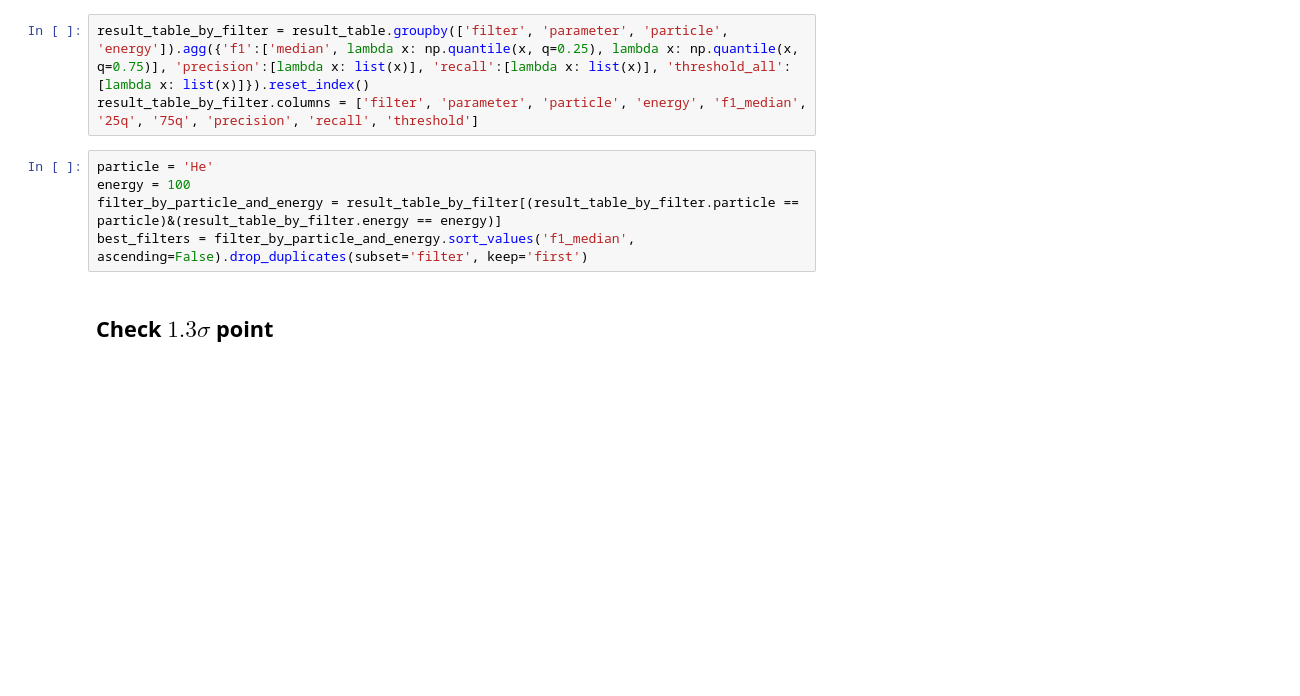
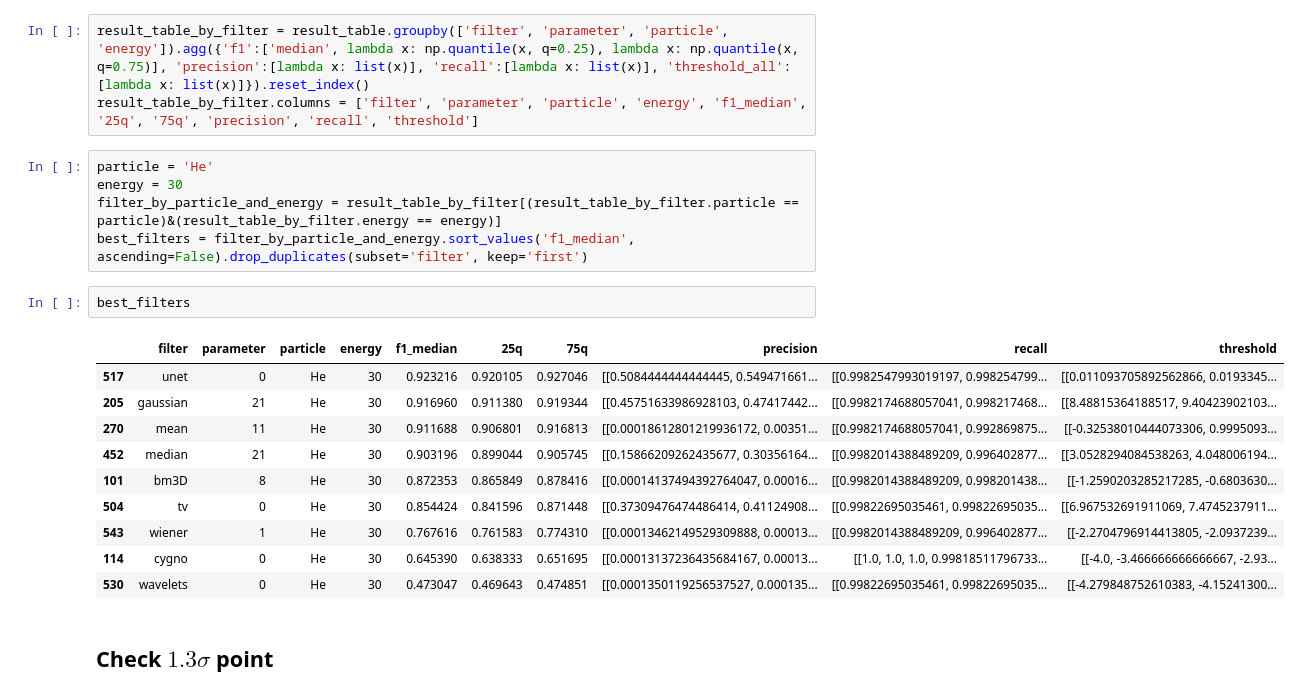
Before and after one commit to Gui1402/filtering_cygnus, a Jupyter notebook: notebooks/bug_energy.ipynb, the cells around one changed output. Cells and saved outputs as stored; diff of their text form; blank space fills up the shorter version.

```diff
--- a/notebooks/bug_energy.ipynb
+++ b/notebooks/bug_energy.ipynb
@@ -210,9 +211,22 @@ result_table_by_filter = result_table.groupby(['filter', 'parameter', 'particle'
 result_table_by_filter.columns = ['filter', 'parameter', 'particle', 'energy', 'f1_median', '25q', '75q', 'precision', 'recall', 'threshold']
 # %%
 particle = 'He'
-energy = 100
+energy = 30
 filter_by_particle_and_energy = result_table_by_filter[(result_table_by_filter.particle == particle)&(result_table_by_filter.energy == energy)]
 best_filters = filter_by_particle_and_energy.sort_values('f1_median', ascending=False).drop_duplicates(subset='filter', keep='first')
+# %%
+best_filters
+# %% [output]
+|  | filter | parameter | particle | energy | f1_median | 25q | 75q | precision | recall | threshold |
+| 517 | unet | 0 | He | 30 | 0.923216 | 0.920105 | 0.927046 | [[0.5084444444444445, 0.549471661... | [[0.9982547993019197, 0.998254799... | [[0.011093705892562866, 0.0193345... |
+| 205 | gaussian | 21 | He | 30 | 0.916960 | 0.911380 | 0.919344 | [[0.45751633986928103, 0.47417442... | [[0.9982174688057041, 0.998217468... | [[8.48815364188517, 9.40423902103... |
+| 270 | mean | 11 | He | 30 | 0.911688 | 0.906801 | 0.916813 | [[0.00018612801219936172, 0.00351... | [[0.9982174688057041, 0.992869875... | [[-0.32538010444073306, 0.9995093... |
+| 452 | median | 21 | He | 30 | 0.903196 | 0.899044 | 0.905745 | [[0.15866209262435677, 0.30356164... | [[0.9982014388489209, 0.996402877... | [[3.0528294084538263, 4.048006194... |
+| 101 | bm3D | 8 | He | 30 | 0.872353 | 0.865849 | 0.878416 | [[0.00014137494392764047, 0.00016... | [[0.9982014388489209, 0.998201438... | [[-1.2590203285217285, -0.6803630... |
+| 504 | tv | 0 | He | 30 | 0.854424 | 0.841596 | 0.871448 | [[0.37309476474486414, 0.41124908... | [[0.99822695035461, 0.99822695035... | [[6.967532691911069, 7.4745237911... |
+| 543 | wiener | 1 | He | 30 | 0.767616 | 0.761583 | 0.774310 | [[0.00013462149529309888, 0.00013... | [[0.9982014388489209, 0.996402877... | [[-2.2704796914413805, -2.0937239... |
+| 114 | cygno | 0 | He | 30 | 0.645390 | 0.638333 | 0.651695 | [[0.00013137236435684167, 0.00013... | [[1.0, 1.0, 1.0, 0.99818511796733... | [[-4.0, -3.466666666666667, -2.93... |
+| 530 | wavelets | 0 | He | 30 | 0.473047 | 0.469643 | 0.474851 | [[0.0001350119256537527, 0.000135... | [[0.99822695035461, 0.99822695035... | [[-4.279848752610383, -4.15241300... |
 # %% [markdown]
 ## Check $1.3 \sigma$ point
 # %%
```
Also changed, not shown: parts of 41 cells of this notebook, 2 other files.
